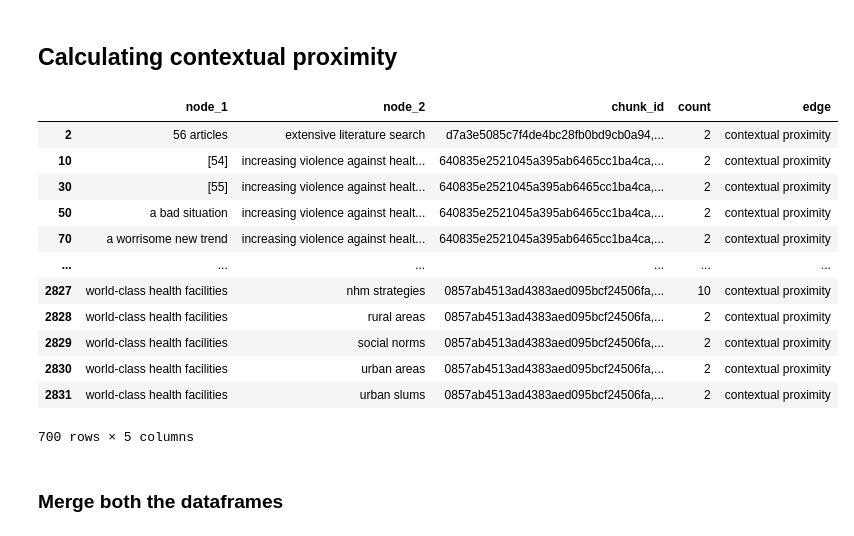
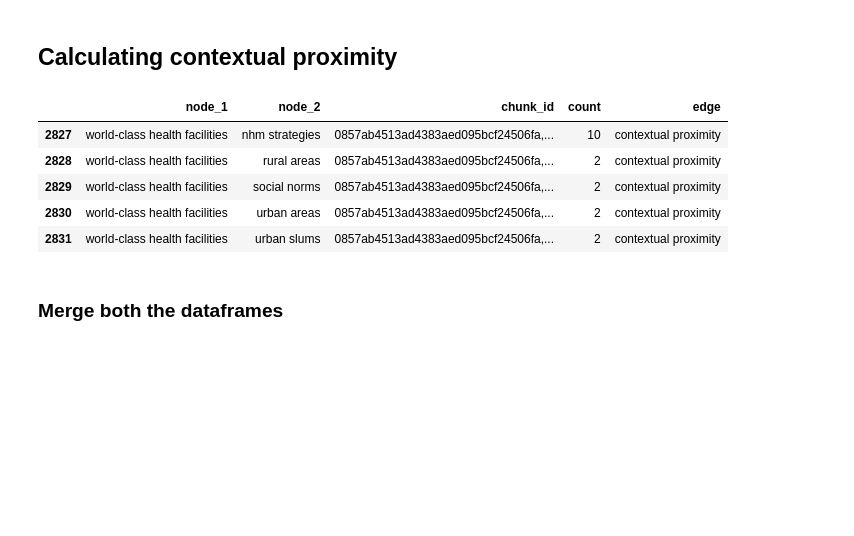
Before and after one commit to rahulnyk/knowledge_graph, a Jupyter notebook: extract_graph.ipynb, the cells around one changed output. Saved outputs shown, nothing was run; the diff lists cells and outputs as text; code cells hidden in the pictures; blank space fills up the shorter version.

```diff
--- a/extract_graph.ipynb
+++ b/extract_graph.ipynb
@@ -104,46 +104,39 @@ dfg1.head()
 # %%
 def contextual_proximity(df: pd.DataFrame) -> pd.DataFrame:
     ## Melt the dataframe into a list of nodes
     dfg_long = pd.melt(
         df, id_vars=["chunk_id"], value_vars=["node_1", "node_2"], value_name="node"
     )
     dfg_long.drop(columns=["variable"], inplace=True)
     # Self join with chunk id as the key will create a link between terms occuring in the same text chunk.
     dfg_wide = pd.merge(dfg_long, dfg_long, on="chunk_id", suffixes=("_1", "_2"))
     # drop self loops
     self_loops_drop = dfg_wide[dfg_wide["node_1"] == dfg_wide["node_2"]].index
     dfg2 = dfg_wide.drop(index=self_loops_drop).reset_index(drop=True)
     ## Group and count edges.
     dfg2 = (
         dfg2.groupby(["node_1", "node_2"])
         .agg({"chunk_id": [",".join, "count"]})
         .reset_index()
     )
     dfg2.columns = ["node_1", "node_2", "chunk_id", "count"]
     dfg2.replace("", np.nan, inplace=True)
     dfg2.dropna(subset=["node_1", "node_2"], inplace=True)
     # Drop edges with 1 count
     dfg2 = dfg2[dfg2["count"] != 1]
     dfg2["edge"] = "contextual proximity"
     return dfg2
 
 
 dfg2 = contextual_proximity(dfg1)
-dfg2
+dfg2.tail()
 # %% [output]
 |  | node_1 | node_2 | chunk_id | count | edge |
-| 2 | 56 articles | extensive literature search | d7a3e5085c7f4de4bc28fb0bd9cb0a94,... | 2 | contextual proximity |
-| 10 | [54] | increasing violence against healt... | 640835e2521045a395ab6465cc1ba4ca,... | 2 | contextual proximity |
-| 30 | [55] | increasing violence against healt... | 640835e2521045a395ab6465cc1ba4ca,... | 2 | contextual proximity |
-| 50 | a bad situation | increasing violence against healt... | 640835e2521045a395ab6465cc1ba4ca,... | 2 | contextual proximity |
-| 70 | a worrisome new trend | increasing violence against healt... | 640835e2521045a395ab6465cc1ba4ca,... | 2 | contextual proximity |
-| ... | ... | ... | ... | ... | ... |
 | 2827 | world-class health facilities | nhm strategies | 0857ab4513ad4383aed095bcf24506fa,... | 10 | contextual proximity |
 | 2828 | world-class health facilities | rural areas | 0857ab4513ad4383aed095bcf24506fa,... | 2 | contextual proximity |
 | 2829 | world-class health facilities | social norms | 0857ab4513ad4383aed095bcf24506fa,... | 2 | contextual proximity |
 | 2830 | world-class health facilities | urban areas | 0857ab4513ad4383aed095bcf24506fa,... | 2 | contextual proximity |
 | 2831 | world-class health facilities | urban slums | 0857ab4513ad4383aed095bcf24506fa,... | 2 | contextual proximity |
-700 rows × 5 columns
 # %% [markdown]
 ### Merge both the dataframes
 # %%
```
Also changed, not shown: parts of 5 cells of this notebook, 1 other file.
